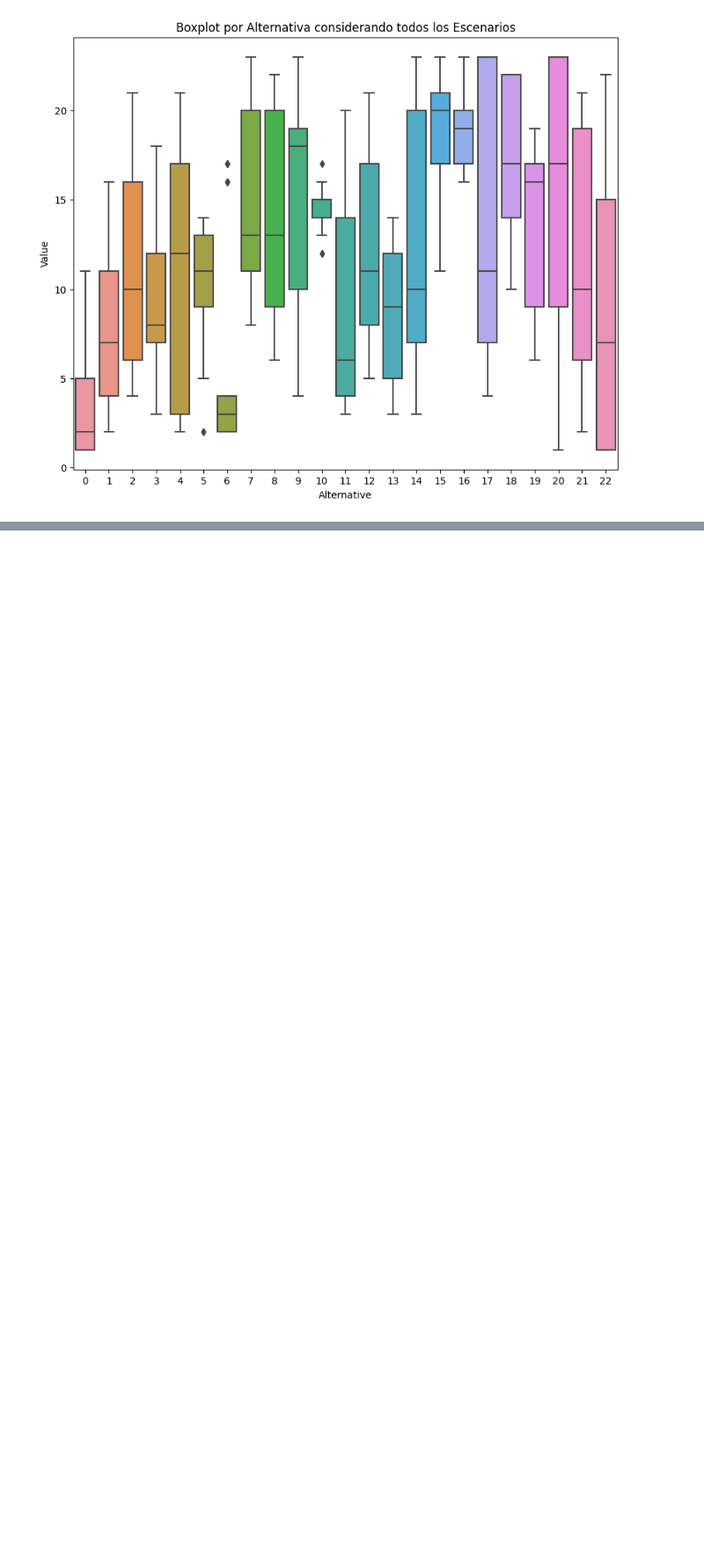
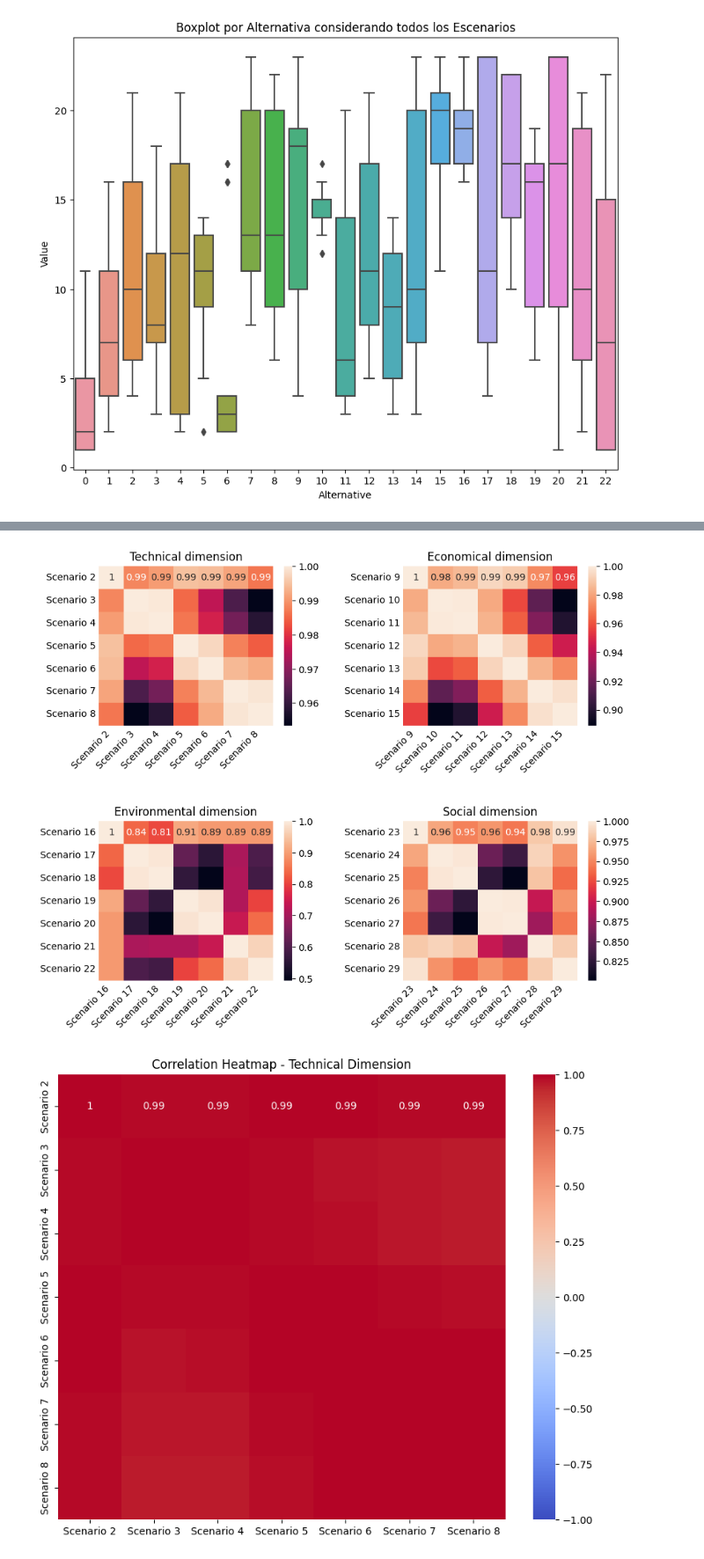
Before and after one commit to MateoBarrera/ResearchDev, a Jupyter notebook: analysis_result/data_exploration_01.ipynb, the cells around one changed output, grey strips where cells are left out. Shown at 88% size. Saved outputs shown, nothing was run; the diff lists cells and outputs as text; code cells hidden in the pictures; blank space fills up the shorter version.

```diff
--- a/analysis_result/data_exploration_01.ipynb
+++ b/analysis_result/data_exploration_01.ipynb
@@ -338,0 +323,11 @@ analysis(df)
+# %%
+CASE_STUDY = "santa_rosalia"
+FILE = f"../case_studies/results/{CASE_STUDY}/ranking_of_256_alternatives.xlsx"
+# Read the Excel file into a pandas DataFrame
+df = pd.read_excel(FILE)
+df.rename(columns={"Unnamed: 0": "Alternative"}, inplace=True)
+df.head()
+analysis(df)
+# %% [output]
+[figure, added]
+[figure, added]
```
Also changed, not shown: parts of 4 cells of this notebook, 4 other files.
